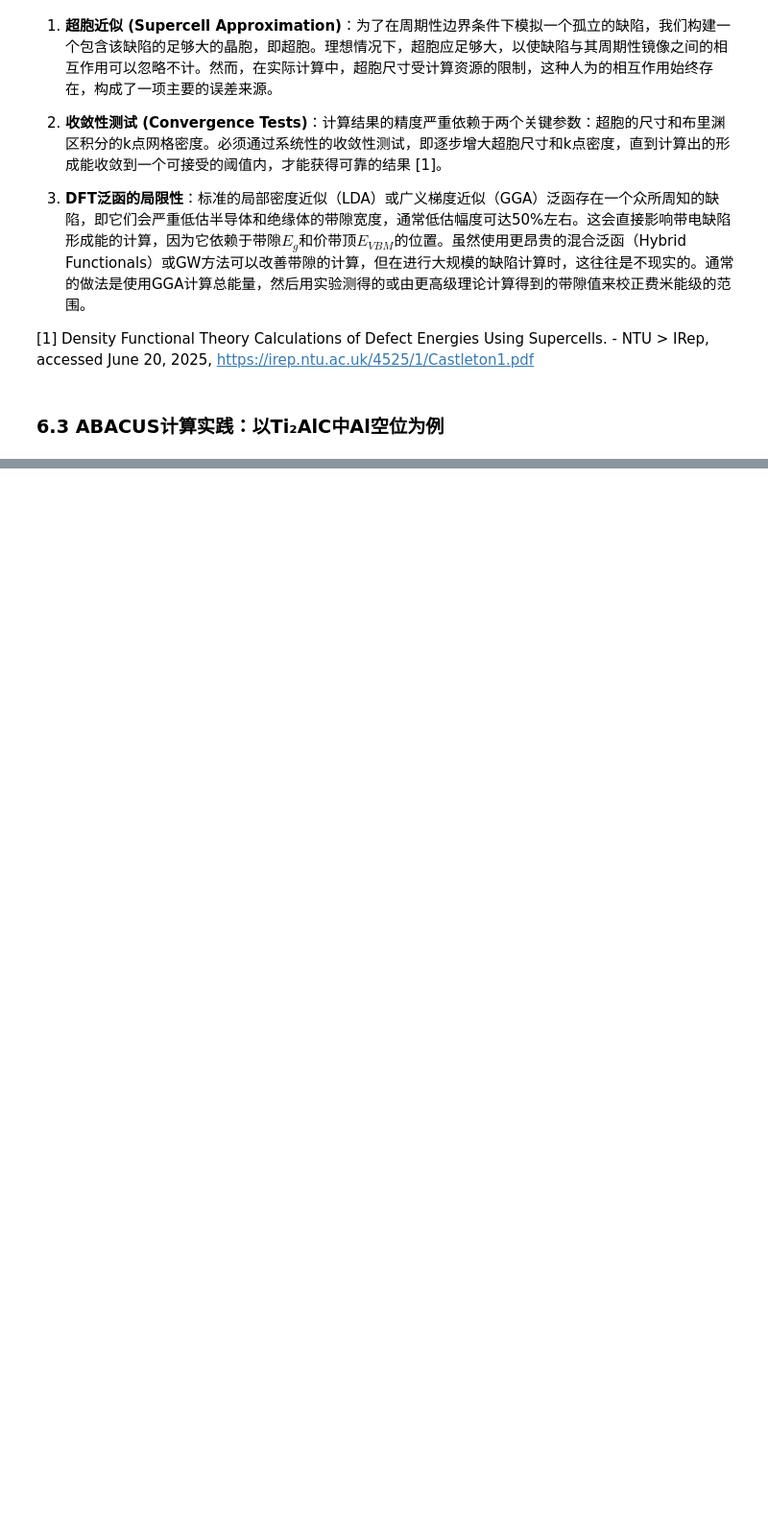
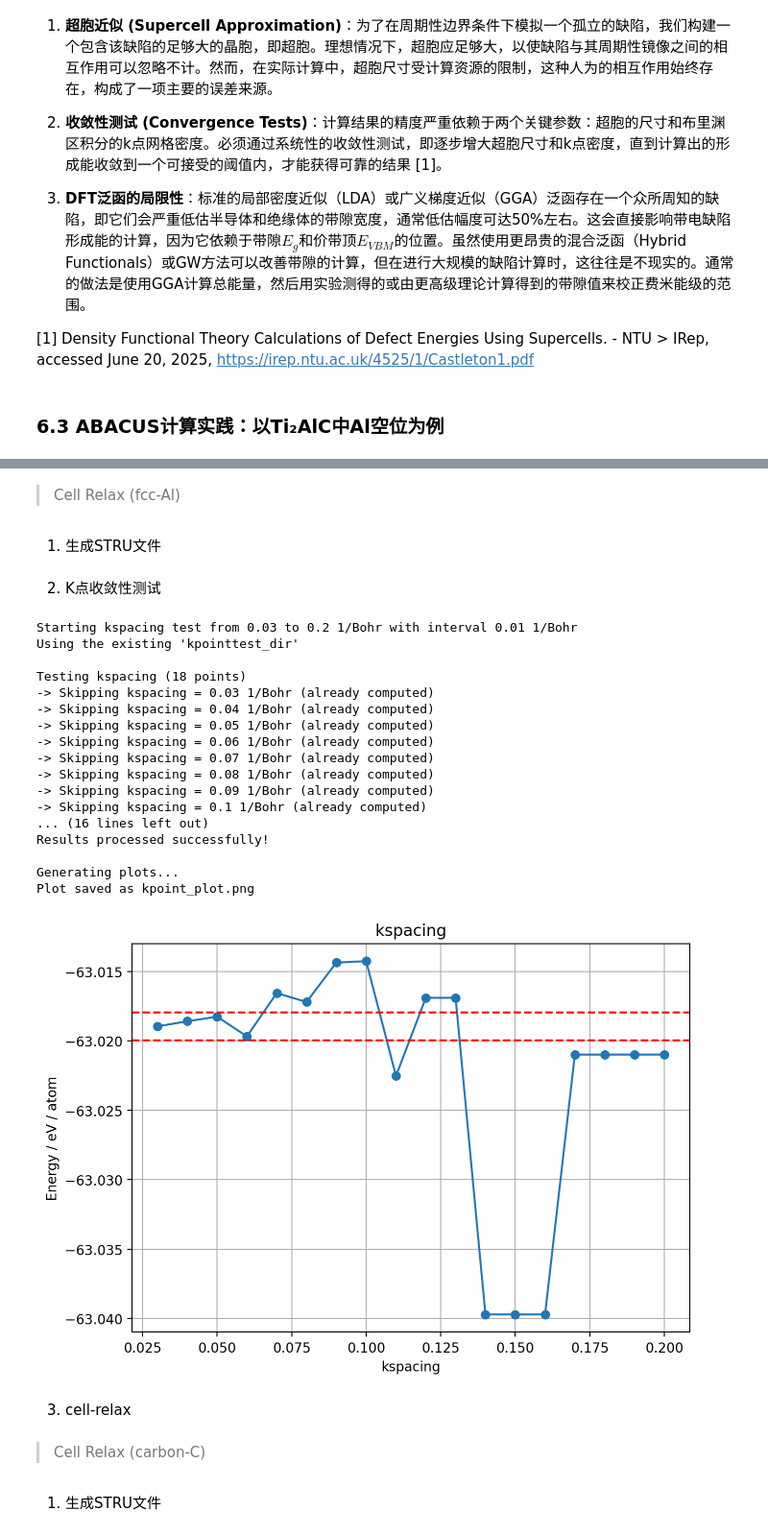
Before and after one commit to OutisLi/deepmd_learn, a Jupyter notebook: 5_Ti2AlC_Label/5. DFT_compare.ipynb, the cells around one changed output, grey strips where cells are left out. Shown at 96% size. Saved outputs shown, nothing was run; the diff lists cells and outputs as text; code cells hidden in the pictures; blank space fills up the shorter version.

```diff
--- a/5_Ti2AlC_Label/5. DFT_compare.ipynb
+++ b/5_Ti2AlC_Label/5. DFT_compare.ipynb
@@ -977,0 +1028,4 @@ $$... \text{（所有其他可能的竞争相）}$$
+# %% [markdown]
+> Cell Relax (fcc-Al)
+# %% [markdown]
+1. 生成STRU文件
@@ -977,0 +1044,31 @@ $$... \text{（所有其他可能的竞争相）}$$
+# %% [markdown]
+2. K点收敛性测试
+# %%
+from convergence_test import ABACUSConvergenceTest
+%config InlineBackend.figure_format = 'retina'
+
+conv_test = ABACUSConvergenceTest(abacus_prefix="OMP_NUM_THREADS=16")
+conv_test.kpoint_run(kspacing_min=0.03, kspacing_max=0.20, kspacing_interval=0.01, target_dir="vacancy/cell-relax_Al")
+conv_test.kpoint_postprocessing()
+conv_test.kpoint_generate_plot(n_atoms=4)
+# %% [output]
+Starting kspacing test from 0.03 to 0.2 1/Bohr with interval 0.01 1/Bohr
+Using the existing 'kpointtest_dir'
+
+Testing kspacing (18 points)
+-> Skipping kspacing = 0.03 1/Bohr (already computed)
+-> Skipping kspacing = 0.04 1/Bohr (already computed)
+-> Skipping kspacing = 0.05 1/Bohr (already computed)
+-> Skipping kspacing = 0.06 1/Bohr (already computed)
+-> Skipping kspacing = 0.07 1/Bohr (already computed)
+-> Skipping kspacing = 0.08 1/Bohr (already computed)
+-> Skipping kspacing = 0.09 1/Bohr (already computed)
+-> Skipping kspacing = 0.1 1/Bohr (already computed)
+... (16 lines left out)
+Results processed successfully!
+
+Generating plots...
+Plot saved as kpoint_plot.png
+[figure, added]
+# %% [markdown]
+3. cell-relax
@@ -977,0 +1079,4 @@ $$... \text{（所有其他可能的竞争相）}$$
+# %% [markdown]
+> Cell Relax (carbon-C)
+# %% [markdown]
+1. 生成STRU文件
```
Also changed, not shown: parts of 29 cells of this notebook, 34 other files.
